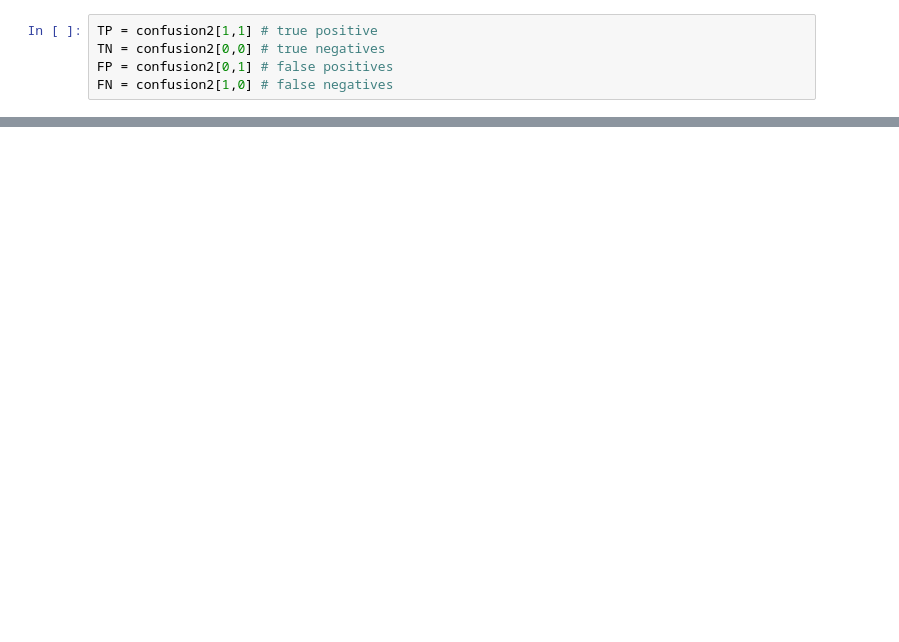
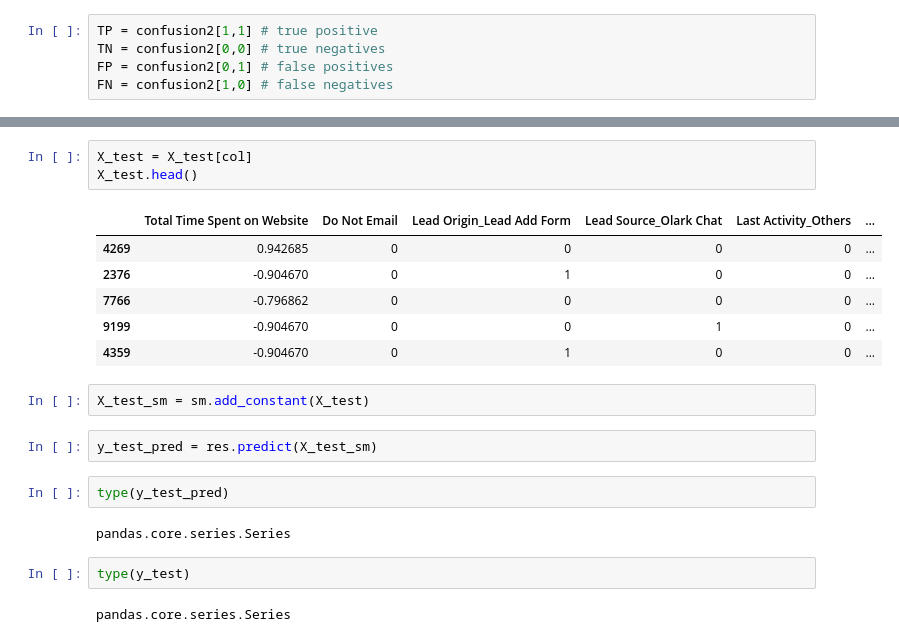
Before and after one commit to shrmittal/Lead-scoring-case-study, a Jupyter notebook: Lead-Scoring-Case-Study.ipynb, the cells around one changed output, grey strips where cells are left out. Cells and saved outputs as stored; diff of their text form; blank space fills up the shorter version.

```diff
--- a/Lead-Scoring-Case-Study.ipynb
+++ b/Lead-Scoring-Case-Study.ipynb
@@ -1721,0 +1784,22 @@ TN / float(TN+FP)
+# %%
+X_test = X_test[col]
+X_test.head()
+# %% [output]
+|  | Total Time Spent on Website | Do Not Email | Lead Origin_Lead Add Form | Lead Source_Olark Chat | Last Activity_Others | ... |
+| 4269 | 0.942685 | 0 | 0 | 0 | 0 | ... |
+| 2376 | -0.904670 | 0 | 1 | 0 | 0 | ... |
+| 7766 | -0.796862 | 0 | 0 | 0 | 0 | ... |
+| 9199 | -0.904670 | 0 | 0 | 1 | 0 | ... |
+| 4359 | -0.904670 | 0 | 1 | 0 | 0 | ... |
+# %%
+X_test_sm = sm.add_constant(X_test)
+# %%
+y_test_pred = res.predict(X_test_sm)
+# %%
+type(y_test_pred)
+# %% [output]
+pandas.core.series.Series
+# %%
+type(y_test)
+# %% [output]
+pandas.core.series.Series
```
Also changed, not shown: parts of 28 cells of this notebook.
